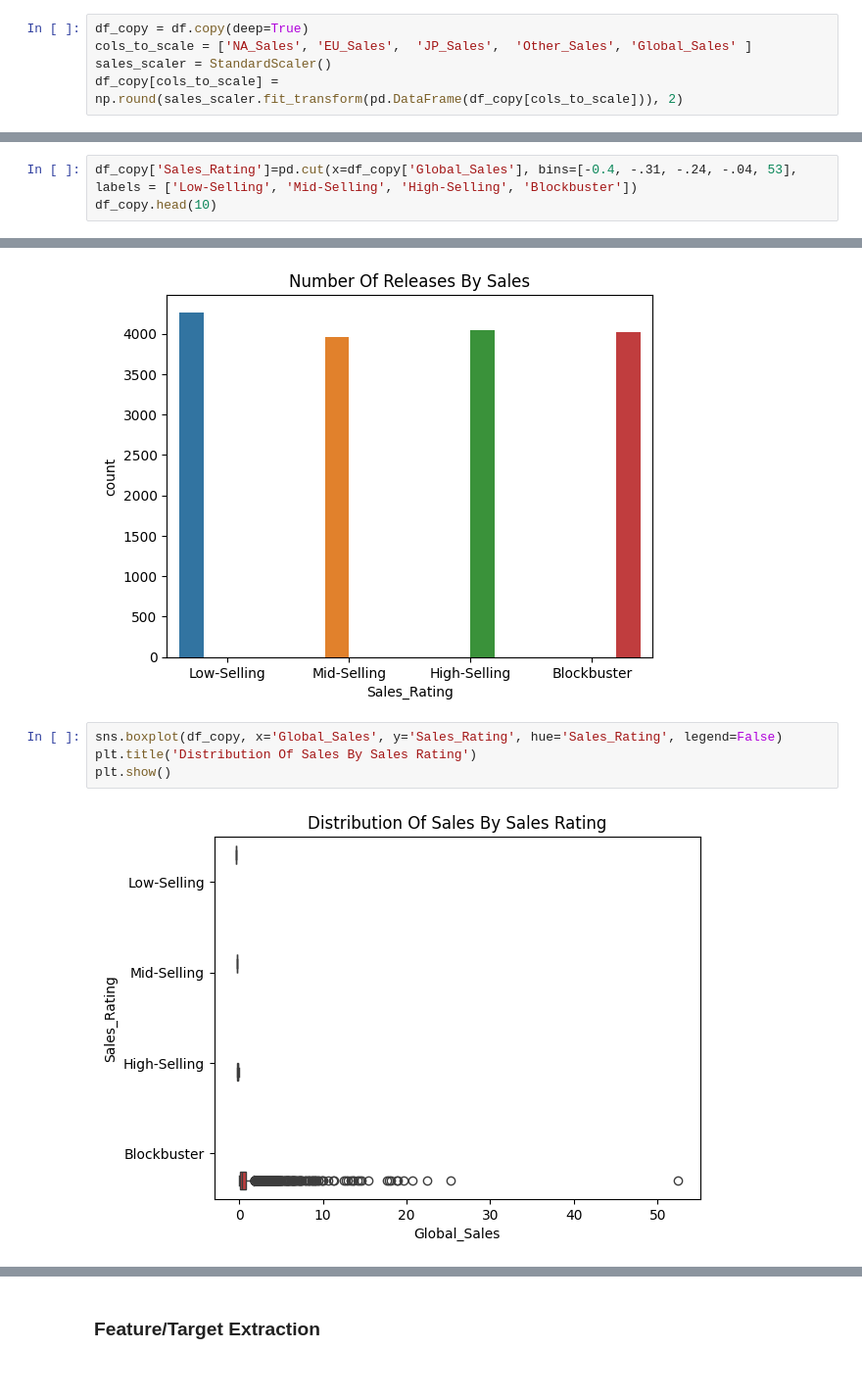
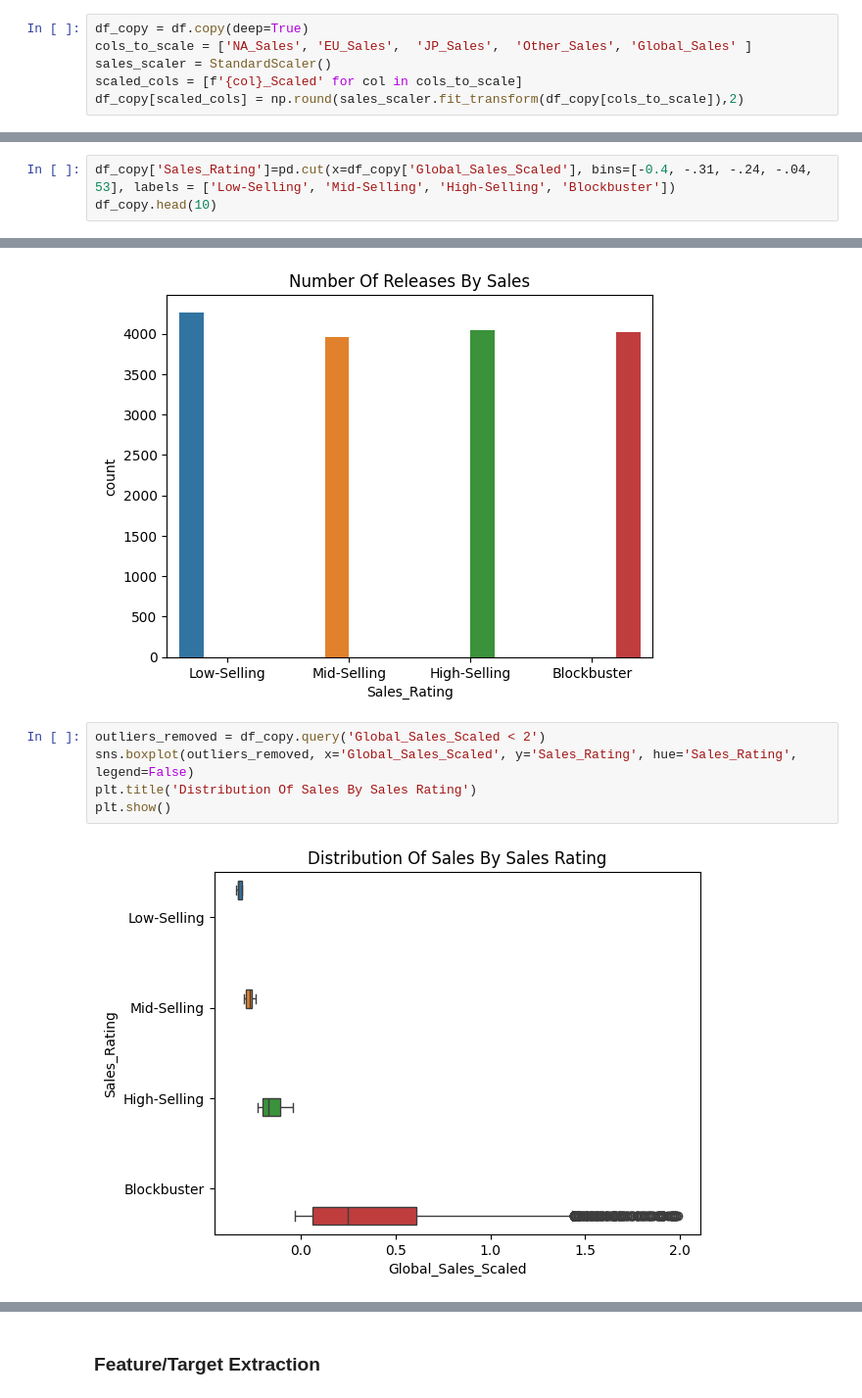
Before and after one commit to cafesmire/notebooks, a Jupyter notebook: video_game_sales/videogame_eda.ipynb, the cells around one changed output, grey strips where cells are left out. Shown at 98% size. Saved outputs shown, nothing was run; the diff lists cells and outputs as text.

Commit message:
Add scaled sales and keep originals
Added scaled sales values to accurately visualize the distribution
of sales by region

```diff
--- a/video_game_sales/videogame_eda.ipynb
+++ b/video_game_sales/videogame_eda.ipynb
@@ -65,7 +65,8 @@ df['Year'] = df['Year'].astype(int)
 df_copy = df.copy(deep=True)
 cols_to_scale = ['NA_Sales', 'EU_Sales',  'JP_Sales',  'Other_Sales', 'Global_Sales' ]
 sales_scaler = StandardScaler()
-df_copy[cols_to_scale] = np.round(sales_scaler.fit_transform(pd.DataFrame(df_copy[cols_to_scale])), 2)
+scaled_cols = [f'{col}_Scaled' for col in cols_to_scale]
+df_copy[scaled_cols] = np.round(sales_scaler.fit_transform(df_copy[cols_to_scale]),2)
 # %%
 df_copy.head()
 # %% [output]
@@ -144,6 +145,6 @@ max         52.450000
 Name: Global_Sales, dtype: float64
 # %%
-df_copy['Sales_Rating']=pd.cut(x=df_copy['Global_Sales'], bins=[-0.4, -.31, -.24, -.04, 53], labels = ['Low-Selling', 'Mid-Selling', 'High-Selling', 'Blockbuster'])
+df_copy['Sales_Rating']=pd.cut(x=df_copy['Global_Sales_Scaled'], bins=[-0.4, -.31, -.24, -.04, 53], labels = ['Low-Selling', 'Mid-Selling', 'High-Selling', 'Blockbuster'])
 df_copy.head(10)
 # %% [output]
 |  | Name | Platform | Year | Genre | Publisher | NA_Sales | EU_Sales | JP_Sales | Other_Sales | ... |
@@ -164,11 +165,12 @@ plt.show()
 # %% [output]
 [figure]
 # %%
-sns.boxplot(df_copy, x='Global_Sales', y='Sales_Rating', hue='Sales_Rating', legend=False)
+outliers_removed = df_copy.query('Global_Sales_Scaled < 2')
+sns.boxplot(outliers_removed, x='Global_Sales_Scaled', y='Sales_Rating', hue='Sales_Rating', legend=False)
 plt.title('Distribution Of Sales By Sales Rating')
 plt.show()
 # %% [output]
-[figure, old version]
+[figure, new version]
 # %%
 sns.lineplot(df_copy, x='Year',y='Global_Sales' )
 plt.title('Yearly Global Sales')
```
Also changed, not shown: parts of 14 cells of this notebook.
